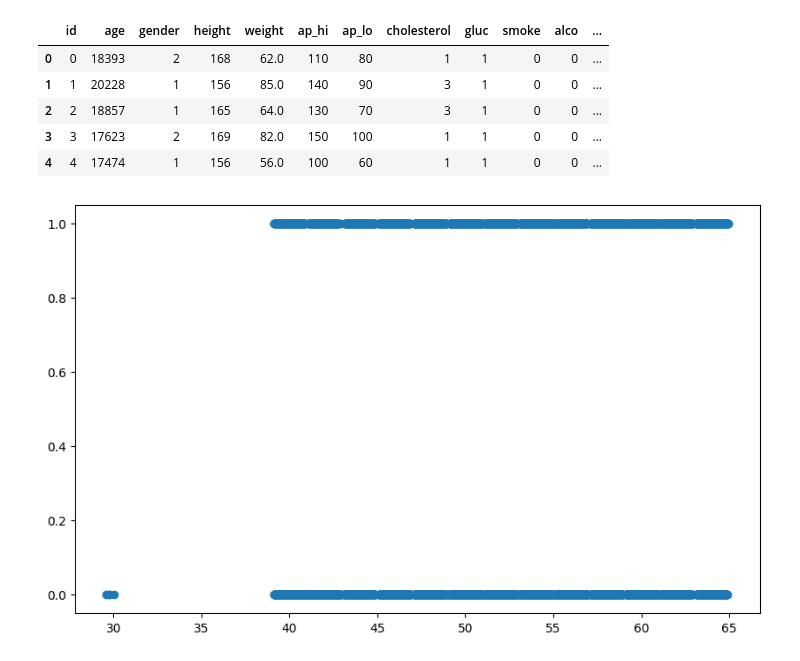
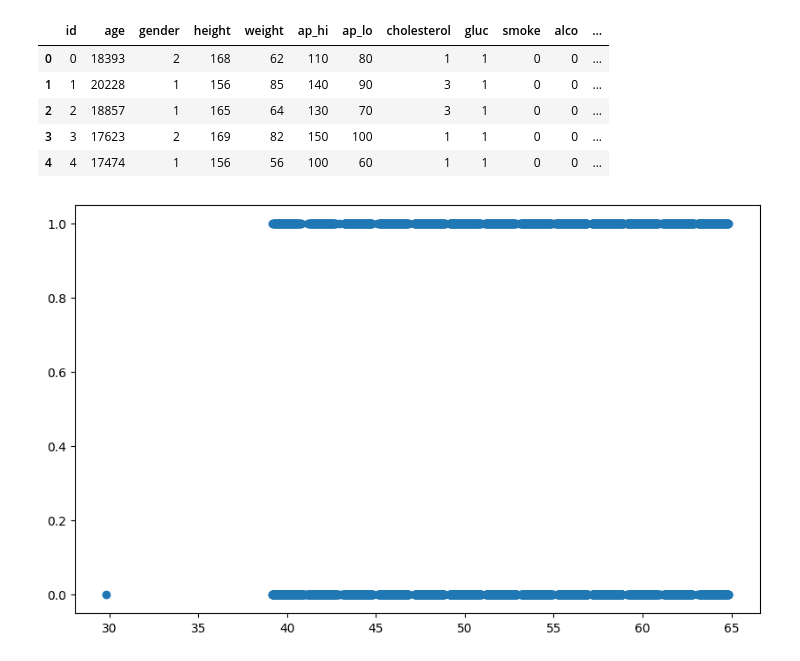
Before and after one commit to Hatrung1011/BTL_IoT, a Jupyter notebook: logiticRegression.ipynb, the cells around one changed output. Saved outputs shown, nothing was run; the diff lists cells and outputs as text; code cells hidden in the pictures.

```diff
--- a/logiticRegression.ipynb
+++ b/logiticRegression.ipynb
@@ -4,31 +4,31 @@ import pandas as pd
 import matplotlib.pyplot as plt
 from sklearn.model_selection import train_test_split
 from math import exp
+import mysql.connector as sql
+import pandas as pd
 plt.rcParams["figure.figsize"] = (10, 6)
-
-# Download the dataset
-# Source of dataset - https://www.kaggle.com/rakeshrau/social-network-ads
-# !wget "https://drive.google.com/uc?id=15WAD9_4CpUK6EWmgWVXU8YMnyYLKQvW8&export=download" - O data.csv - q
-
-# Load the data
-data = pd.read_csv("D:/IOT/heart_dataset.csv")
+my_conn = sql.connect(
+      host="localhost", database="heartdataset", user="root", password="1234"
+    )
+####### end of connection ####
+data = pd.read_sql("SELECT * FROM heart_dataset ",my_conn)
 data.head()
 # %% [output]
 |  | id | age | gender | height | weight | ap_hi | ap_lo | cholesterol | gluc | smoke | alco | ... |
-| 0 | 0 | 18393 | 2 | 168 | 62.0 | 110 | 80 | 1 | 1 | 0 | 0 | ... |
-| 1 | 1 | 20228 | 1 | 156 | 85.0 | 140 | 90 | 3 | 1 | 0 | 0 | ... |
-| 2 | 2 | 18857 | 1 | 165 | 64.0 | 130 | 70 | 3 | 1 | 0 | 0 | ... |
-| 3 | 3 | 17623 | 2 | 169 | 82.0 | 150 | 100 | 1 | 1 | 0 | 0 | ... |
-| 4 | 4 | 17474 | 1 | 156 | 56.0 | 100 | 60 | 1 | 1 | 0 | 0 | ... |
+| 0 | 0 | 18393 | 2 | 168 | 62 | 110 | 80 | 1 | 1 | 0 | 0 | ... |
+| 1 | 1 | 20228 | 1 | 156 | 85 | 140 | 90 | 3 | 1 | 0 | 0 | ... |
+| 2 | 2 | 18857 | 1 | 165 | 64 | 130 | 70 | 3 | 1 | 0 | 0 | ... |
+| 3 | 3 | 17623 | 2 | 169 | 82 | 150 | 100 | 1 | 1 | 0 | 0 | ... |
+| 4 | 4 | 17474 | 1 | 156 | 56 | 100 | 60 | 1 | 1 | 0 | 0 | ... |
 # %%
 plt.scatter(data['age']/365, data['cardio'])
 plt.show()
 
 # Divide the data to training set and test set
 X_train, X_test, y_train, y_test = train_test_split(
-    data['age']/365, data['cardio'], test_size=0.20)
+    data['age']/365, data['cardio'], test_size=0.50)
 # %% [output]
-[figure, old version]
+[figure, new version]
 # %%
 # Creating the logistic regression model
 
```
Also changed, not shown: parts of 2 cells of this notebook.
